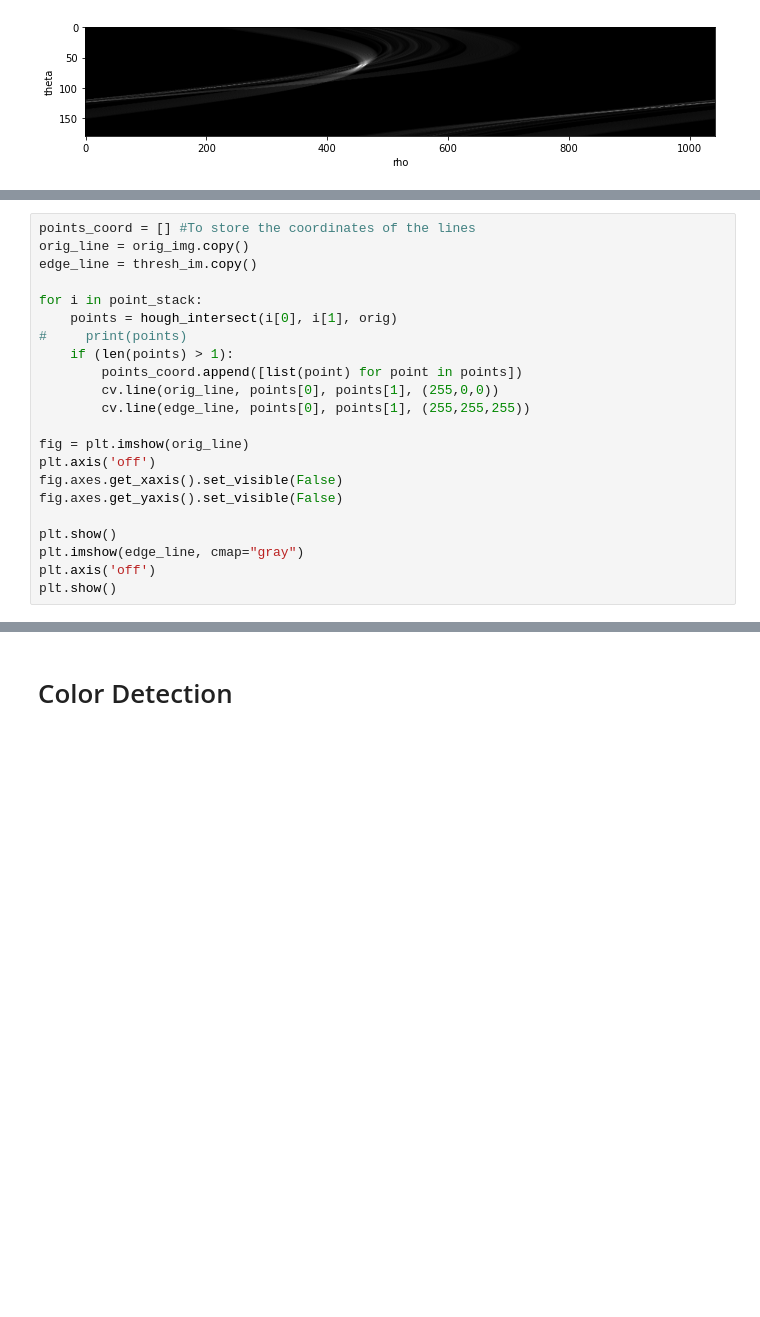
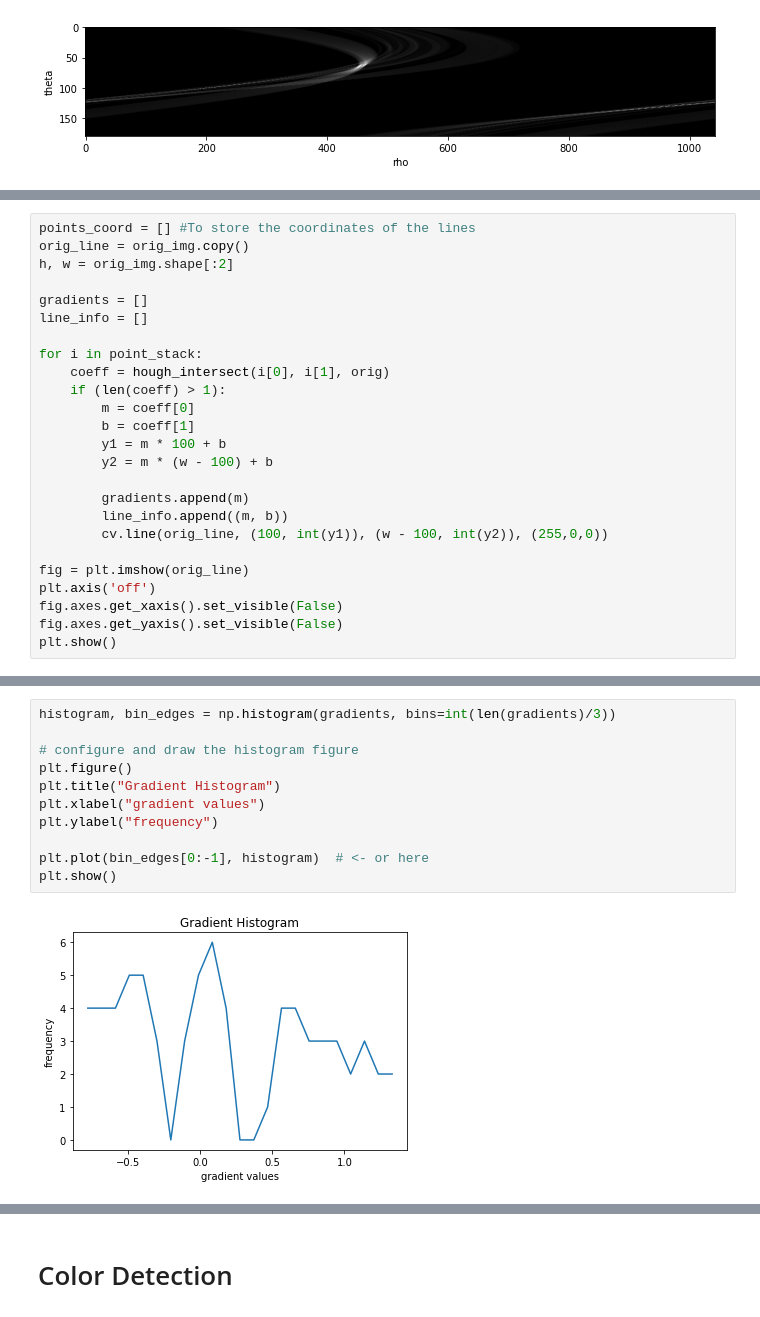
Before and after one commit to Beepbloop/lane_detection, a Jupyter notebook: EntireProcess.ipynb, the cells around one changed output, grey strips where cells are left out. Cells and saved outputs as stored; diff of their text form; blank space fills up the shorter version.

Commit message:
redid the average and vanishing point and added better region of interest by coding gradient

```diff
--- a/EntireProcess.ipynb
+++ b/EntireProcess.ipynb
@@ -293,24 +299,27 @@ test = hough_intersect(443, 69, orig)
 # %%
 points_coord = [] #To store the coordinates of the lines
 orig_line = orig_img.copy()
-edge_line = thresh_im.copy()
+h, w = orig_img.shape[:2]
+
+gradients = []
+line_info = []
 
 for i in point_stack:
-    points = hough_intersect(i[0], i[1], orig)
-#     print(points)
-    if (len(points) > 1):
-        points_coord.append([list(point) for point in points])
-        cv.line(orig_line, points[0], points[1], (255,0,0))
-        cv.line(edge_line, points[0], points[1], (255,255,255))
+    coeff = hough_intersect(i[0], i[1], orig)
+    if (len(coeff) > 1):
+        m = coeff[0]
+        b = coeff[1]
+        y1 = m * 100 + b
+        y2 = m * (w - 100) + b
+
+        gradients.append(m)
+        line_info.append((m, b))
+        cv.line(orig_line, (100, int(y1)), (w - 100, int(y2)), (255,0,0))
 
 fig = plt.imshow(orig_line)
 plt.axis('off')
 fig.axes.get_xaxis().set_visible(False)
 fig.axes.get_yaxis().set_visible(False)
-
 plt.show()
-plt.imshow(edge_line, cmap="gray")
-plt.axis('off')
-plt.show()
 # %% [output]
 [figure]
@@ -391,0 +326,13 @@ Negative slope = 0.8385714285714285, y-intercept = -61.85714285714285
+# %%
+histogram, bin_edges = np.histogram(gradients, bins=int(len(gradients)/3))
+
+# configure and draw the histogram figure
+plt.figure()
+plt.title("Gradient Histogram")
+plt.xlabel("gradient values")
+plt.ylabel("frequency")
+
+plt.plot(bin_edges[0:-1], histogram)  # <- or here
+plt.show()
+# %% [output]
+[figure, added]
```
Also changed, not shown: parts of 14 cells of this notebook.
